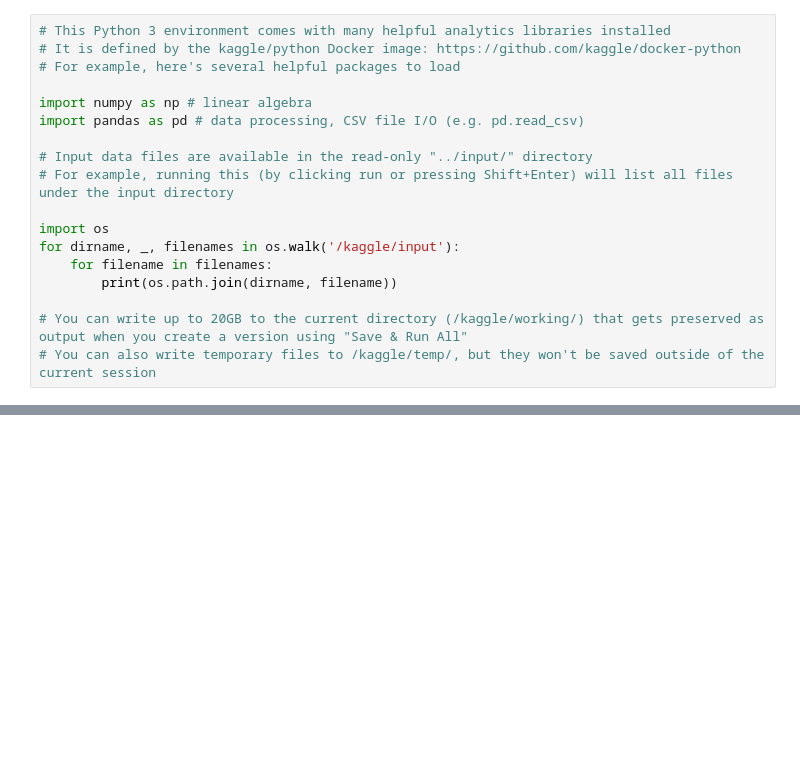
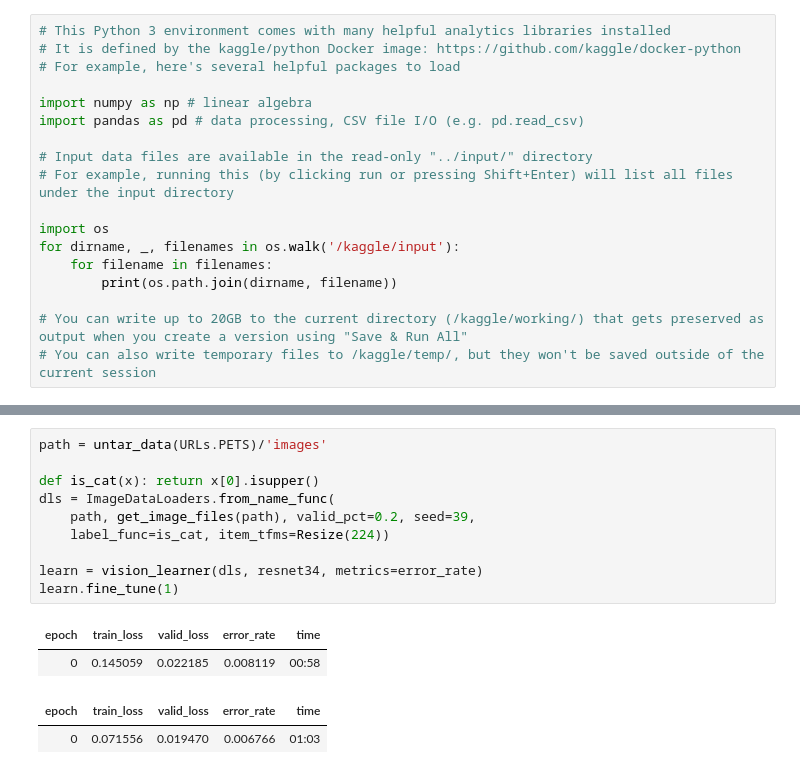
Before and after one commit to AmanVernekar/fastai_course, a Jupyter notebook: fastai-book-chap1.ipynb, the cells around one changed output, grey strips where cells are left out. Saved outputs shown, nothing was run; the diff lists cells and outputs as text; blank space fills up the shorter version.

```diff
--- a/fastai-book-chap1.ipynb
+++ b/fastai-book-chap1.ipynb
@@ -18,0 +32,15 @@ for dirname, _, filenames in os.walk('/kaggle/input'):
+# %%
+path = untar_data(URLs.PETS)/'images'
+
+def is_cat(x): return x[0].isupper()
+dls = ImageDataLoaders.from_name_func(
+    path, get_image_files(path), valid_pct=0.2, seed=39,
+    label_func=is_cat, item_tfms=Resize(224))
+
+learn = vision_learner(dls, resnet34, metrics=error_rate)
+learn.fine_tune(1)
+# %% [output]
+| epoch | train_loss | valid_loss | error_rate | time |
+| 0 | 0.145059 | 0.022185 | 0.008119 | 00:58 |
+| epoch | train_loss | valid_loss | error_rate | time |
+| 0 | 0.071556 | 0.019470 | 0.006766 | 01:03 |
```
Also changed, not shown: parts of 41 cells of this notebook.
